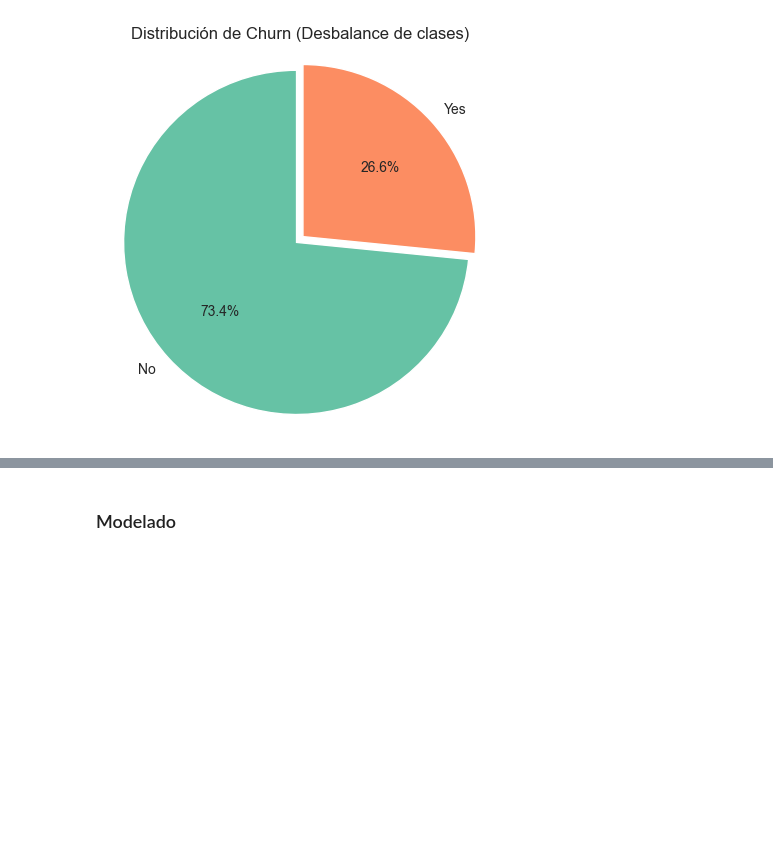
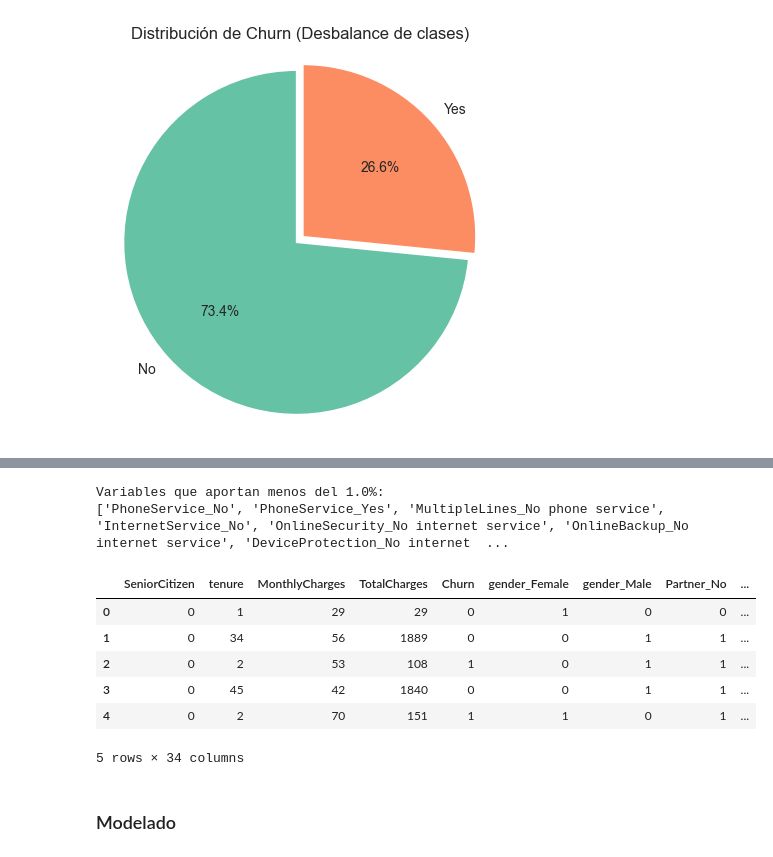
Before and after one commit to somexav/ciencia_datos_m2_practica4, a Jupyter notebook: CDD_G33_M2_P4_Equipo_9.ipynb, the cells around one changed output, grey strips where cells are left out. Cells and saved outputs as stored; diff of their text form; code cells hidden in the pictures; blank space fills up the shorter version.

```diff
--- a/CDD_G33_M2_P4_Equipo_9.ipynb
+++ b/CDD_G33_M2_P4_Equipo_9.ipynb
@@ -485,3 +561,27 @@ Aunque el churn representa una proporción menor, su presencia es significativa
+# %%
+umbral_gini = 0.01
+variables_basura_rf = importancias[importancias < umbral_gini].index.tolist()
+print(f"Variables que aportan menos del {umbral_gini*100}%:")
+print(variables_basura_rf)
+# %% [output]
+Variables que aportan menos del 1.0%:
+['PhoneService_No', 'PhoneService_Yes', 'MultipleLines_No phone service', 'InternetService_No', 'OnlineSecurity_No internet service', 'OnlineBackup_No internet service', 'DeviceProtection_No internet  ...
+# %%
+cols=   ['PhoneService_No', 'PhoneService_Yes', 'MultipleLines_No phone service', 'InternetService_No', 'OnlineSecurity_No internet service', 'OnlineBackup_No internet service', 'DeviceProtection_No internet service', 'TechSupport_No internet service', 'StreamingTV_No internet service',
+        'StreamingMovies_No internet service','MultipleLines_Yes', 'PhoneService_No', 'MultipleLines_No']
+df_limpio=df_encoded.drop(columns=cols,axis=1)
+# %%
+### Dataset a Utilizar en el modelo es el df_limpio
+
+df_limpio.head()
+# %% [output]
+|  | SeniorCitizen | tenure | MonthlyCharges | TotalCharges | Churn | gender_Female | gender_Male | Partner_No | ... |
+| 0 | 0 | 1 | 29 | 29 | 0 | 1 | 0 | 0 | ... |
+| 1 | 0 | 34 | 56 | 1889 | 0 | 0 | 1 | 1 | ... |
+| 2 | 0 | 2 | 53 | 108 | 1 | 0 | 1 | 1 | ... |
+| 3 | 0 | 45 | 42 | 1840 | 0 | 0 | 1 | 1 | ... |
+| 4 | 0 | 2 | 70 | 151 | 1 | 1 | 0 | 1 | ... |
+5 rows × 34 columns
 # %% [markdown]
 ### Modelado
 # %%
```
Also changed, not shown: parts of 9 cells of this notebook.
